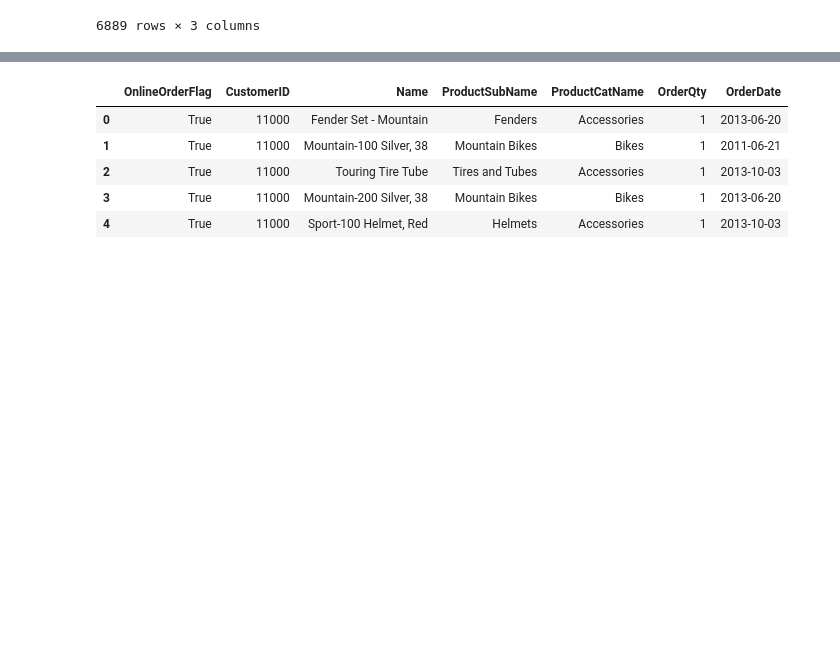
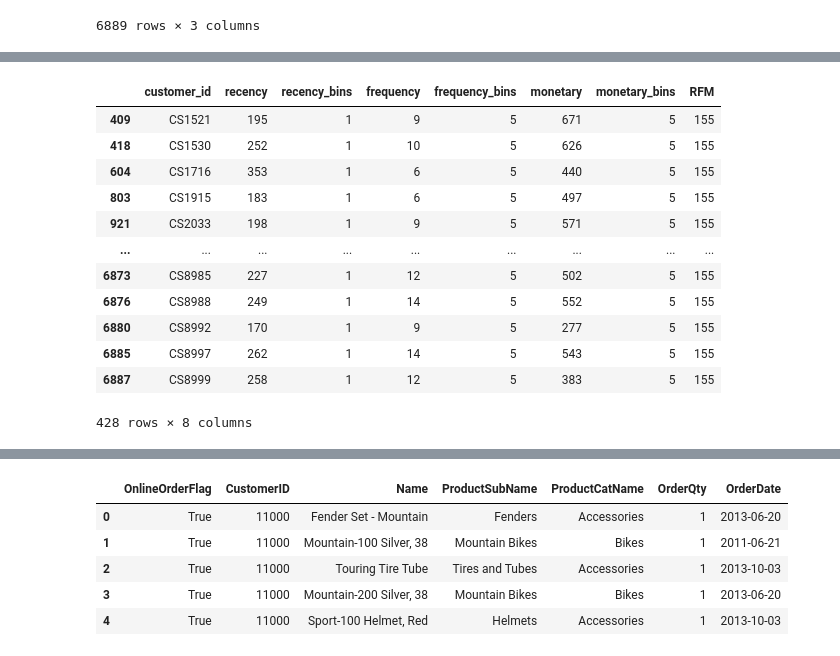
Before and after one commit to simmieyungie/PyRFM, a Jupyter notebook: Playground/RFM-Playground.ipynb, the cells around one changed output, grey strips where cells are left out. Saved outputs shown, nothing was run; the diff lists cells and outputs as text; code cells hidden in the pictures; blank space fills up the shorter version.

```diff
--- a/Playground/RFM-Playground.ipynb
+++ b/Playground/RFM-Playground.ipynb
@@ -469,0 +469,16 @@ Name: monetary, Length: 89, dtype: float64
+# %%
+customer[customer.RFM == '155']
+# %% [output]
+|  | customer_id | recency | recency_bins | frequency | frequency_bins | monetary | monetary_bins | RFM |
+| 409 | CS1521 | 195 | 1 | 9 | 5 | 671 | 5 | 155 |
+| 418 | CS1530 | 252 | 1 | 10 | 5 | 626 | 5 | 155 |
+| 604 | CS1716 | 353 | 1 | 6 | 5 | 440 | 5 | 155 |
+| 803 | CS1915 | 183 | 1 | 6 | 5 | 497 | 5 | 155 |
+| 921 | CS2033 | 198 | 1 | 9 | 5 | 571 | 5 | 155 |
+| ... | ... | ... | ... | ... | ... | ... | ... | ... |
+| 6873 | CS8985 | 227 | 1 | 12 | 5 | 502 | 5 | 155 |
+| 6876 | CS8988 | 249 | 1 | 14 | 5 | 552 | 5 | 155 |
+| 6880 | CS8992 | 170 | 1 | 9 | 5 | 277 | 5 | 155 |
+| 6885 | CS8997 | 262 | 1 | 14 | 5 | 543 | 5 | 155 |
+| 6887 | CS8999 | 258 | 1 | 12 | 5 | 383 | 5 | 155 |
+428 rows × 8 columns
```
Also changed, not shown: parts of 20 cells of this notebook, 1 other file.
